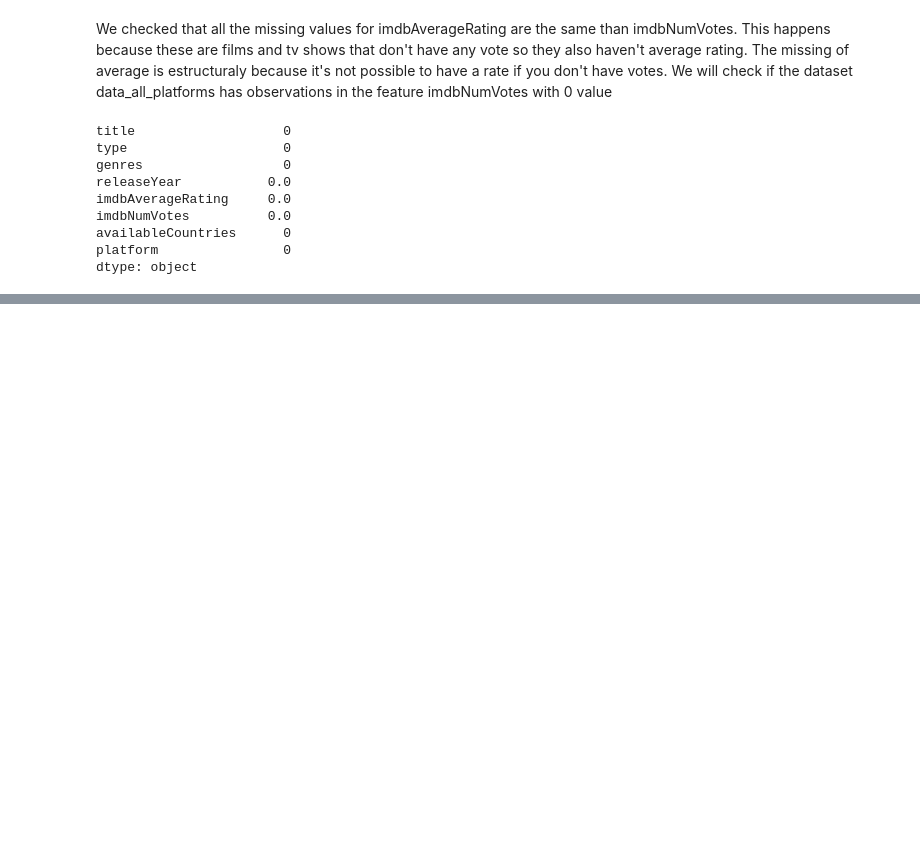
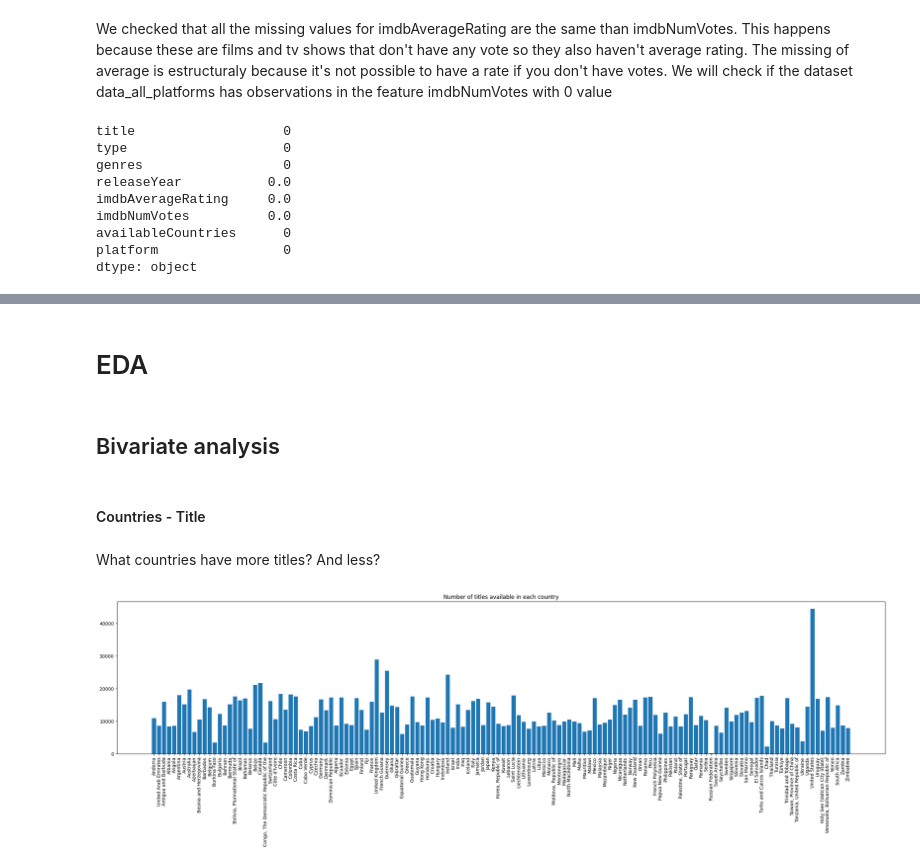
Before and after one commit to AndreuCalvo/-Data-Science-Portfolio-Films-TVShow-Platforms, a Jupyter notebook: analysis.ipynb, the cells around one changed output, grey strips where cells are left out. Drawn from its saved outputs; the diff is of its cells as text; code cells hidden in the pictures; blank space fills up the shorter version.

```diff
--- a/analysis.ipynb
+++ b/analysis.ipynb
@@ -544,0 +603,5 @@ So, we can change the missing values in imdbNumVotes as 0, and create a new type
+# %%
+data_all_platforms['genres'] = data_all_platforms['genres'].apply(lambda x: x.replace(' ', ''))
+data_all_platforms_one_hot_genres = data_all_platforms['genres'].str.get_dummies(sep=',')
+#data_all_platforms_one_hot_genres.columns = ['genre_' + column for column in data_all_platforms_one_hot_genres.columns]
+data_all_platforms_extended = pd.concat([data_all_platforms, data_all_platforms_one_hot_genres], axis=1)
@@ -544,0 +610,4 @@ So, we can change the missing values in imdbNumVotes as 0, and create a new type
+# %%
+countries_values = get_values_in_feature_list(data_all_platforms, 'availableCountries')
+print('List of countries:', countries_values)
+print('Number of countries:', len(countries_values))
@@ -544,0 +619,23 @@ So, we can change the missing values in imdbNumVotes as 0, and create a new type
+# %%
+data_all_platforms['availableCountries'] = data_all_platforms['availableCountries'].apply(lambda x: x.replace(' ', ''))
+data_all_platforms_one_hot_countries = data_all_platforms['availableCountries'].str.get_dummies(sep=',')
+data_all_platforms_one_hot_countries.columns = [pycountry.countries.get(alpha_2=column).name for column in data_all_platforms_one_hot_countries.columns]
+data_all_platforms_extended = pd.concat([data_all_platforms_extended, data_all_platforms_one_hot_countries], axis=1)
+# %% [markdown]
+# EDA
+# %% [markdown]
+## Bivariate analysis
+# %% [markdown]
+#### Countries - Title
+# %% [markdown]
+What countries have more titles? And less?
+# %%
+countries_values = [pycountry.countries.get(alpha_2=country).name if pycountry.countries.get(alpha_2=country) else country for country in countries_values]
+# %%
+plt.figure(figsize=(30, 6))
+plt.bar(countries_values, data_all_platforms_extended[countries_values].sum())
+plt.xticks(rotation=90)
+plt.title('Number of titles available in each country')
+plt.show()
+# %% [output]
+[figure, added]
```
Also changed, not shown: parts of 48 cells of this notebook, 1 other file.
